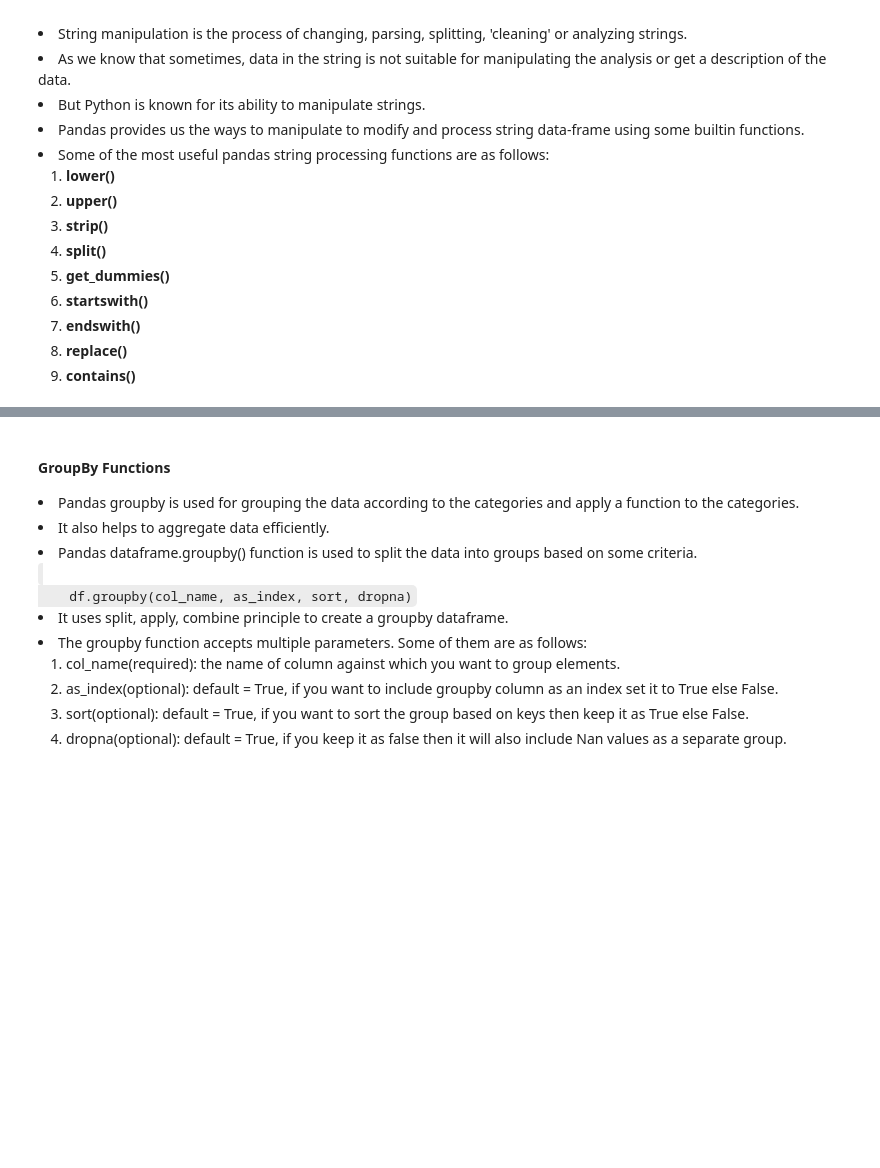
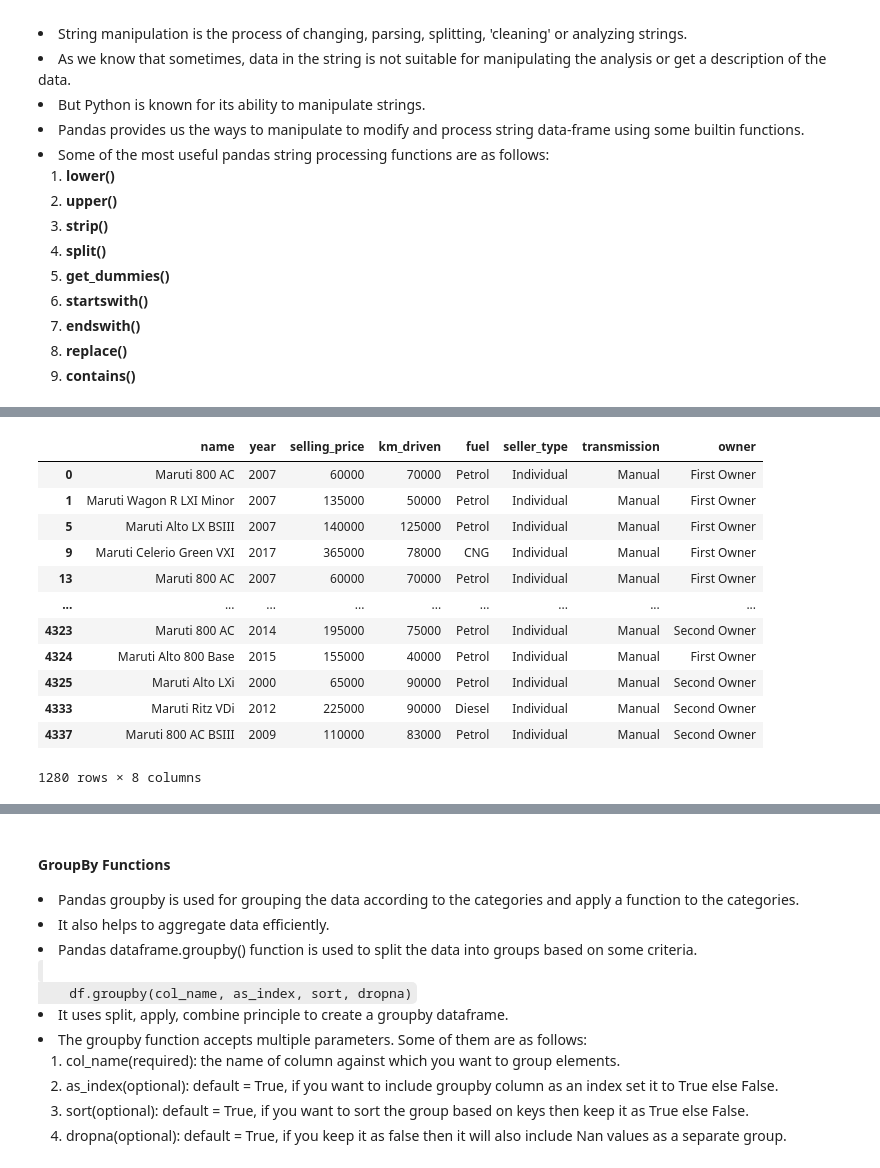
Before and after one commit to prabhat-123/Lumbini_DS_Class, a Jupyter notebook: pandas_review.ipynb, the cells around one changed output, grey strips where cells are left out. Cells and saved outputs as stored; diff of their text form; code cells hidden in the pictures; blank space fills up the shorter version.

```diff
--- a/pandas_review.ipynb
+++ b/pandas_review.ipynb
@@ -832,0 +1046,16 @@ sorted_rows = df.sort_values("column_name")
+# %%
+car_df[car_df['name'].str.startswith('Maruti')]
+# %% [output]
+|  | name | year | selling_price | km_driven | fuel | seller_type | transmission | owner |
+| 0 | Maruti 800 AC | 2007 | 60000 | 70000 | Petrol | Individual | Manual | First Owner |
+| 1 | Maruti Wagon R LXI Minor | 2007 | 135000 | 50000 | Petrol | Individual | Manual | First Owner |
+| 5 | Maruti Alto LX BSIII | 2007 | 140000 | 125000 | Petrol | Individual | Manual | First Owner |
+| 9 | Maruti Celerio Green VXI | 2017 | 365000 | 78000 | CNG | Individual | Manual | First Owner |
+| 13 | Maruti 800 AC | 2007 | 60000 | 70000 | Petrol | Individual | Manual | First Owner |
+| ... | ... | ... | ... | ... | ... | ... | ... | ... |
+| 4323 | Maruti 800 AC | 2014 | 195000 | 75000 | Petrol | Individual | Manual | Second Owner |
+| 4324 | Maruti Alto 800 Base | 2015 | 155000 | 40000 | Petrol | Individual | Manual | First Owner |
+| 4325 | Maruti Alto LXi | 2000 | 65000 | 90000 | Petrol | Individual | Manual | Second Owner |
+| 4333 | Maruti Ritz VDi | 2012 | 225000 | 90000 | Diesel | Individual | Manual | Second Owner |
+| 4337 | Maruti 800 AC BSIII | 2009 | 110000 | 83000 | Petrol | Individual | Manual | Second Owner |
+1280 rows × 8 columns
```
Also changed, not shown: parts of 37 cells of this notebook, 1 other file.
